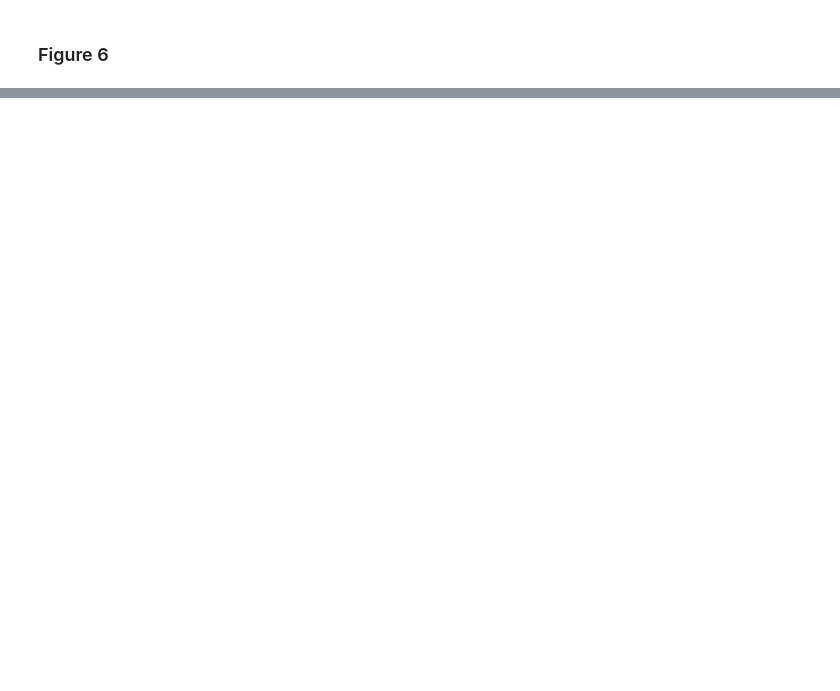
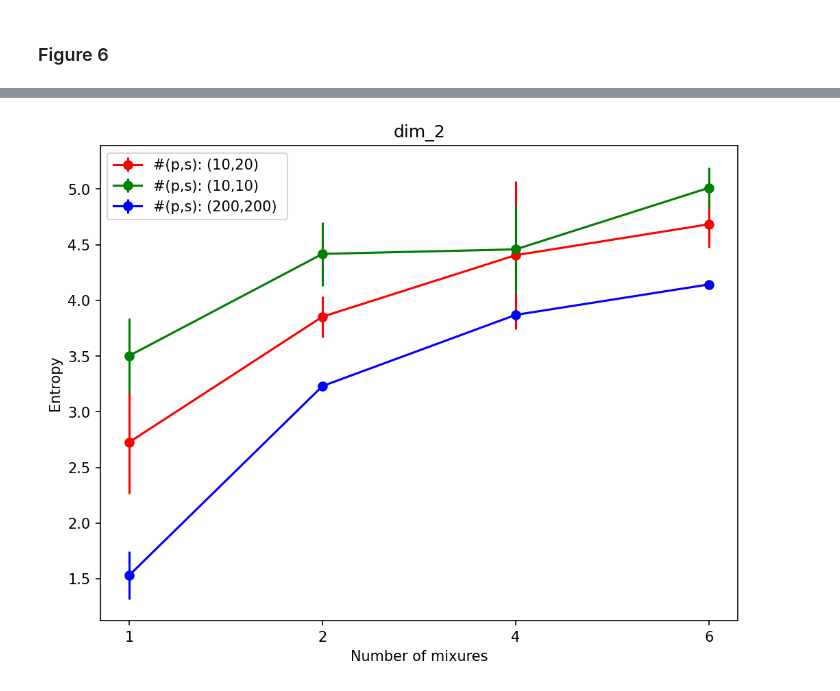
Before and after one commit to mokeddembillel/max-entopy-rl, a Jupyter notebook: ToyExperiments/EntropyToy_Cleaned.ipynb, the cells around one changed output, grey strips where cells are left out. Drawn from its saved outputs; the diff is of its cells as text; code cells hidden in the pictures; blank space fills up the shorter version.

```diff
--- a/ToyExperiments/EntropyToy_Cleaned.ipynb
+++ b/ToyExperiments/EntropyToy_Cleaned.ipynb
@@ -383,7 +393,6 @@ class Entropy():
 
         # Compute the gradient of the log probability over the particles
         self.score_func = autograd.grad(log_prob.sum(), X, retain_graph=True, create_graph=True)[0].reshape(self.num_particles, self.particles_dim)
-
         # Compute the kernel matrices
         self.K_XX, self.K_diff, self.K_h, self.K_grad, self.K_gamma = self.K.forward(X, X)
 
@@ -529,6 +538,7 @@ class Entropy():
 
         # Update the particles using the computed update
         X_new = self.optim.step(X, phi_X)
+        self.phi_X = phi_X
         # Compute the log probability for the updated particles
         self.compute_logprob(phi_X_log_prob, X)
         # Detach the particles to prepare for the next iteration
@@ -680,11 +693,11 @@ gmm_std = 1
 # Number of particles
 num_particles = 20
 # Number of update steps
-num_steps = [30, 20, 10]
+num_steps = [30, 20, 15]
 # Kernel variance
 kernel_variance = 'forth'
 # Standard deviation of the initial distribution HMC
-sigma_V_init = 2
+sigma_V_init = 1
 # Dictionary used to select whare algorithms to run
 run_alg = {'svgd':True, 'ld':True, 'dld':True, 'hmc':True}
 
@@ -699,7 +712,7 @@ init_chart, sampler_entr_svgd, sampler_entr_ld, sampler_entr_hmc, sampler_entr_d
 
 
 # Number of update steps
-num_steps = [100, 20, 10]
+num_steps = [100, 20, 15]
 # Mean of the initial distribution
 mu_init = 4
 # Standard deviation of the initial distribution
@@ -868,0 +920,7 @@ figure_6(results, [2], 'var_expr', 'Gaussian Distribution Variance', ['0.5', '1.
+# %%
+# filtered_results = [filter(results[i]['gmm_expr'], [dim, '*', '*', '*', 10, [20, -1, -1], '*' , 0, 6]) for i in range(len(results))]
+# gmm1_10s_10p = [filtered_results[i][0] for i in range(len(filtered_results))]
+# print(np.array(gmm1_10s_10p).mean(0))
+filtered_results = [filter(results[i]['var_expr'], [dim, '*', '*', '*', 10, [50, -1, -1], '*' , 0, 6]) for i in range(len(results))]
+gmm1_10s_10p = [filtered_results[i][0] for i in range(len(filtered_results))]
+print(np.array(gmm1_10s_10p).mean(0))
@@ -868,0 +929,66 @@ figure_6(results, [2], 'var_expr', 'Gaussian Distribution Variance', ['0.5', '1.
+# %%
+
+with open('results_dim_1020_.pickle', 'rb') as handle:
+            results_1020 = pickle.load(handle)
+
+with open('results_dim_gmm200.pickle', 'rb') as handle:
+            results_gmm_200 = pickle.load(handle)
+
+with open('results_dim_var200.pickle', 'rb') as handle:
+            results_var_200 = pickle.load(handle)
+
+
+def figure_6(results, dims, expr_name, x_label, x_ticks, results_1020=None, results_200=None, results_500=None):
+    """
+    Create figure 6 from the paper
+    Inputs:
+        results: Dictionary containing all the results' data
+        dims: A list containing the dimensions we want to print
+        expr_name: Experiment name
+        x_label: X axis label
+        x_ticks: X axis ticks
+    """
+
+    for dim in dims:
+        filtered_results = [filter(results_1020[i][expr_name], [dim, '*', '*', '*', 10, [20,-1,-1], '*' , 0, 6]) for i in range(len(results_1020))]
+        gmm1_20s_10p = [filtered_results[i][0] for i in range(len(filtered_results))]
+
+        filtered_results = [filter(results_1020[i][expr_name], [dim, '*', '*', '*', 10, [10,-1,-1], '*' , 0, 6]) for i in range(len(results_1020))]
+        gmm1_10s_10p = [filtered_results[i][0] for i in range(len(filtered_results))]
+
+
+        filtered_results = [filter(results_200[i][expr_name], [dim, '*', '*', '*', 200, [200,-1,-1], '*' , 0, 6]) for i in range(len(results_200))]
+        gmm1_200s_200p = [filtered_results[i][0] for i in range(len(filtered_results))]
+
+        # if results_500 == None:
+        #     filtered_results = [filter(results[i][expr_name], [dim, '*', '*', '*', 200, 500, '*' , 0, 6]) for i in range(len(results))]
+        # else:
+        #     filtered_results = [filter(results_500[i][expr_name], [dim, '*', '*', '*', 200, [500,20,20], '*' , 0, 6]) for i in range(len(results_500))]
+        # gmm1_500s_200p = [filtered_results[i][0] for i in range(len(filtered_results))]
+
+
+        # raw_mean = [list(np.nanmean(gmm1_20s_10p, axis=0)), list(np.nanmean(gmm1_10s_10p, axis=0)), list(np.nanmean(gmm1_200s_200p, axis=0)), list(np.nanmean(gmm1_500s_200p, axis=0))]
+        # raw_std = [list(np.nanstd(gmm1_20s_10p, axis=0)), list(np.nanstd(gmm1_10s_10p, axis=0)), list(np.nanstd(gmm1_200s_200p, axis=0)), list(np.nanstd(gmm1_500s_200p, axis=0))]
+        raw_mean = [list(np.nanmean(gmm1_20s_10p, axis=0)), list(np.nanmean(gmm1_10s_10p, axis=0)), list(np.nanmean(gmm1_200s_200p, axis=0))]
+        raw_std = [list(np.nanstd(gmm1_20s_10p, axis=0)), list(np.nanstd(gmm1_10s_10p, axis=0)), list(np.nanstd(gmm1_200s_200p, axis=0))]
+
+        colors = ['r', 'g', 'b', 'k']
+        # labels = ['#(p,s): (10,20) ', '#(p,s): (10,10) ', '#(p,s): (200,200) ', '#(p,s): (200,500) ']
+        labels = ['#(p,s): (10,20) ', '#(p,s): (10,10) ', '#(p,s): (200,200) ']
+        plt.figure(figsize=(8, 6), dpi=150)
+        plt.xlabel(x_label)
+        plt.ylabel("Entropy")
+        for i in range(len(raw_mean)):
+            plt.errorbar(np.array([0.0, 1.0, 2.0, 3.0]), raw_mean[i], yerr=raw_std[i], color=colors[i], marker='o', label=labels[i])
+        plt.xticks(np.array([0.0, 1.0, 2.0, 3.0]), np.array(x_ticks))
+        # plt.xlim([-0.5, 3.5])
+        plt.title('dim_' + str(dim))
+        plt.legend()
+        plt.savefig('./' + expr_name + '_' + str(dim) + '.png', bbox_inches='tight')
+
+
+
+
+figure_6(None, [2, 10, 20, 100], 'gmm_expr', 'Number of mixures', ['1', '2', '4', '6'], results_1020=results_1020, results_200=results_gmm_200, results_500=None)
+# %% [output]
+[figure, added]
```
Also changed, not shown: parts of 9 cells of this notebook, 20 other files.
